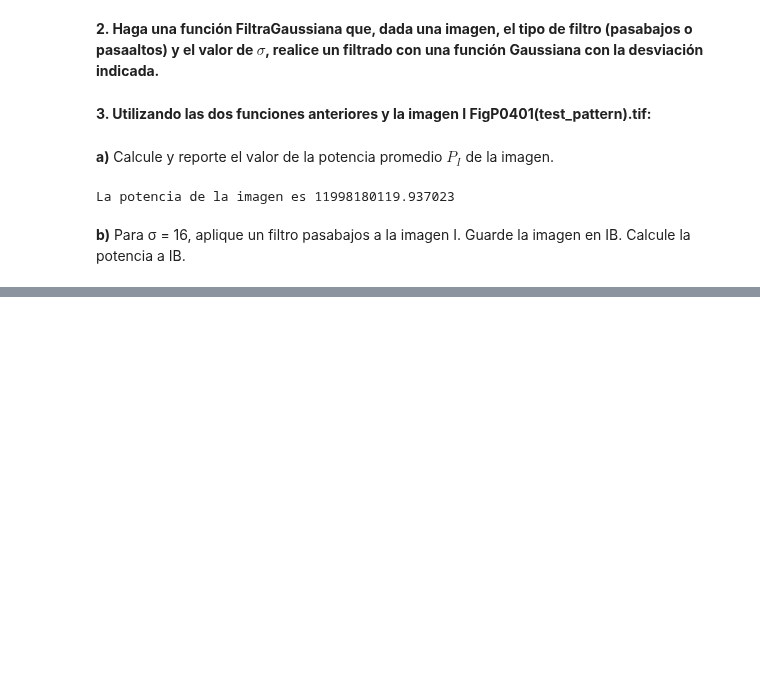
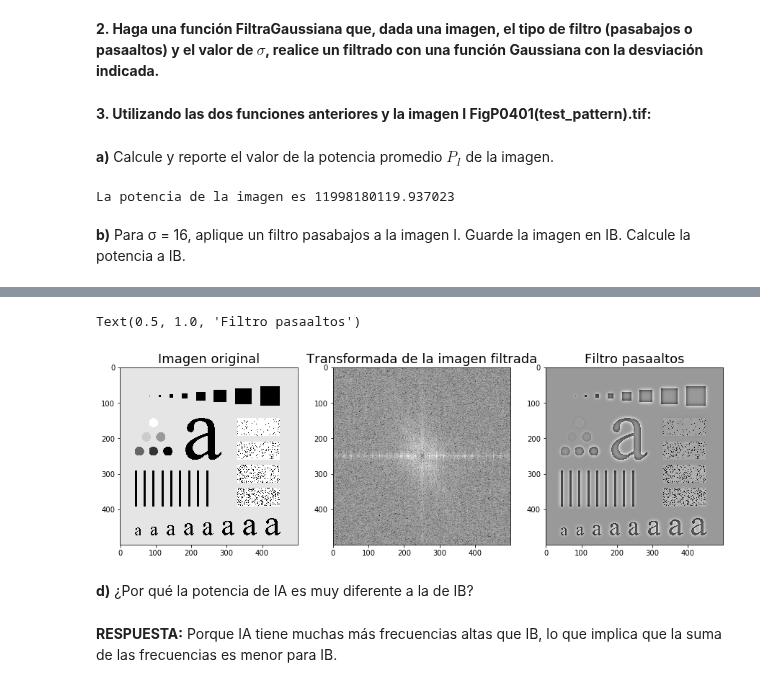
Before and after one commit to gmagannaDevelop/SegundoParcialImagenes, a Jupyter notebook: 2do_examen.ipynb, the cells around one changed output, grey strips where cells are left out. Drawn from its saved outputs; the diff is of its cells as text; code cells hidden in the pictures; blank space fills up the shorter version.

```diff
--- a/2do_examen.ipynb
+++ b/2do_examen.ipynb
@@ -17,14 +17,18 @@ import cv2
 from matplotlib import pyplot as plt
 from math import exp
 # %%
-def magnitud_dft(imagen):
+def imagen_dft(imagen):
     """Esta función solo sirve con imágenes BGR,
     aunque sean a escala de grises. Usa cv2.imread(imagen, 0)"""
     dft = cv2.dft(np.float32(imagen), flags = cv2.DFT_COMPLEX_OUTPUT) # Transformada de la imagen
     dft_shift = np.fft.fftshift(dft) # Centramos la transformada
     magnitud = cv2.magnitude(dft_shift[:,:,0], dft_shift[:,:,1]) # Magnitud del espectro
+    # Regresar a imagen int
+    cota = 20 * np.log(magnitud)
+    img_transf = 255 * cota / np.max(cota)
+    img_transf = img_transf.astype(np.uint8)
 
-    return magnitud
+    return img_transf
 # %%
 def ImPotencia(espectro):
     M, N = espectro.shape
@@ -103,0 +98,2 @@ Text(0.5, 1.0, 'Imagen filtrada')
+# %%
+IA = FiltraGaussiana(img1, 16.0, 1)
@@ -103,0 +107,18 @@ Text(0.5, 1.0, 'Imagen filtrada')
+# %%
+fig = plt.figure(figsize = (15, 10))
+fig.add_subplot(1, 3, 1)
+plt.imshow(img1, cmap = 'gray')
+plt.title('Imagen original', size = 18)
+fig.add_subplot(1, 3, 2)
+plt.imshow(IA_dft, cmap = 'gray')
+plt.title('Transformada de la imagen filtrada', size = 18)
+fig.add_subplot(1, 3, 3)
+plt.imshow(IA, cmap = 'gray')
+plt.title('Filtro pasaaltos', size = 18)
+# %% [output]
+Text(0.5, 1.0, 'Filtro pasaaltos')
+[figure, added]
+# %% [markdown]
+__d)__ ¿Por qué la potencia de IA es muy diferente a la de IB?
+# %% [markdown]
+__RESPUESTA:__ Porque IA tiene muchas más frecuencias altas que IB, lo que implica que la suma de las frecuencias es menor para IB.
```
Also changed, not shown: parts of 9 cells of this notebook.
